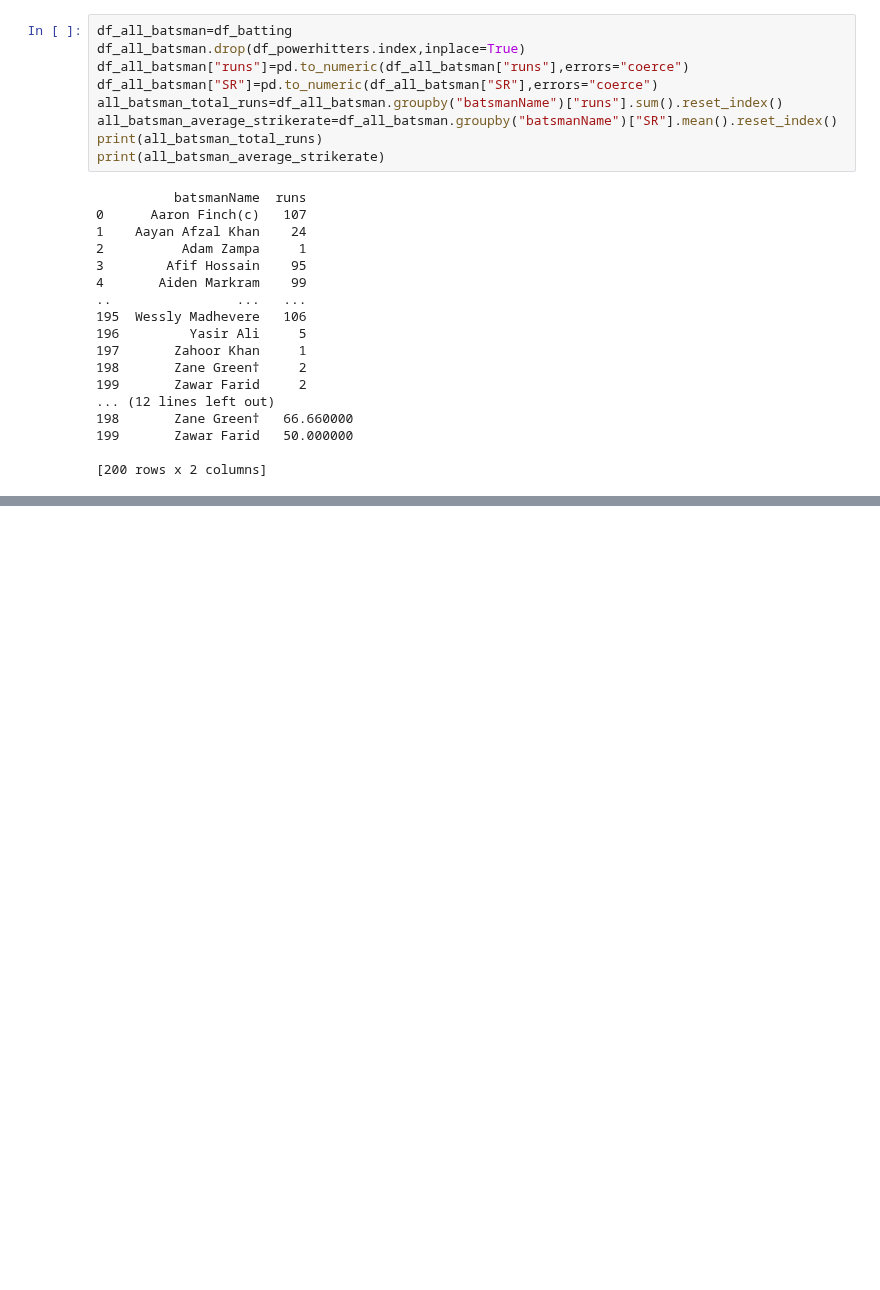
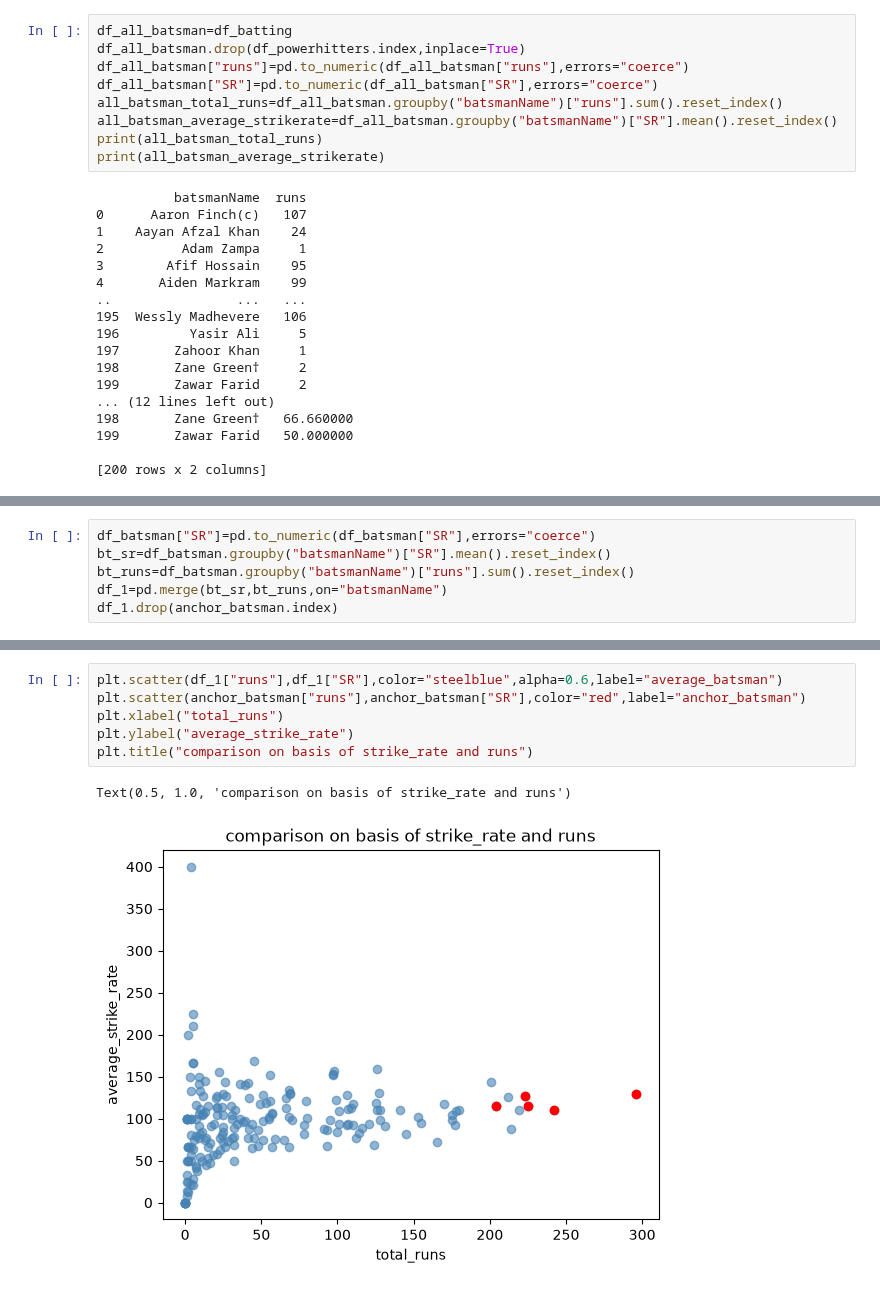
Before and after one commit to Samarth-shukla-23/T_20_worldcup_analysis, a Jupyter notebook: T_20_analysis.ipynb, the cells around one changed output, grey strips where cells are left out. Saved outputs shown, nothing was run; the diff lists cells and outputs as text; blank space fills up the shorter version.

```diff
--- a/T_20_analysis.ipynb
+++ b/T_20_analysis.ipynb
@@ -424,0 +504,6 @@ Text(0.5, 1.0, 'Batsman comparison')
+# %%
+df_batsman["SR"]=pd.to_numeric(df_batsman["SR"],errors="coerce")
+bt_sr=df_batsman.groupby("batsmanName")["SR"].mean().reset_index()
+bt_runs=df_batsman.groupby("batsmanName")["runs"].sum().reset_index()
+df_1=pd.merge(bt_sr,bt_runs,on="batsmanName")
+df_1.drop(anchor_batsman.index)
@@ -424,0 +524,9 @@ Text(0.5, 1.0, 'Batsman comparison')
+# %%
+plt.scatter(df_1["runs"],df_1["SR"],color="steelblue",alpha=0.6,label="average_batsman")
+plt.scatter(anchor_batsman["runs"],anchor_batsman["SR"],color="red",label="anchor_batsman")
+plt.xlabel("total_runs")
+plt.ylabel("average_strike_rate")
+plt.title("comparison on basis of strike_rate and runs")
+# %% [output]
+Text(0.5, 1.0, 'comparison on basis of strike_rate and runs')
+[figure, added]
```
Also changed, not shown: parts of 33 cells of this notebook.
